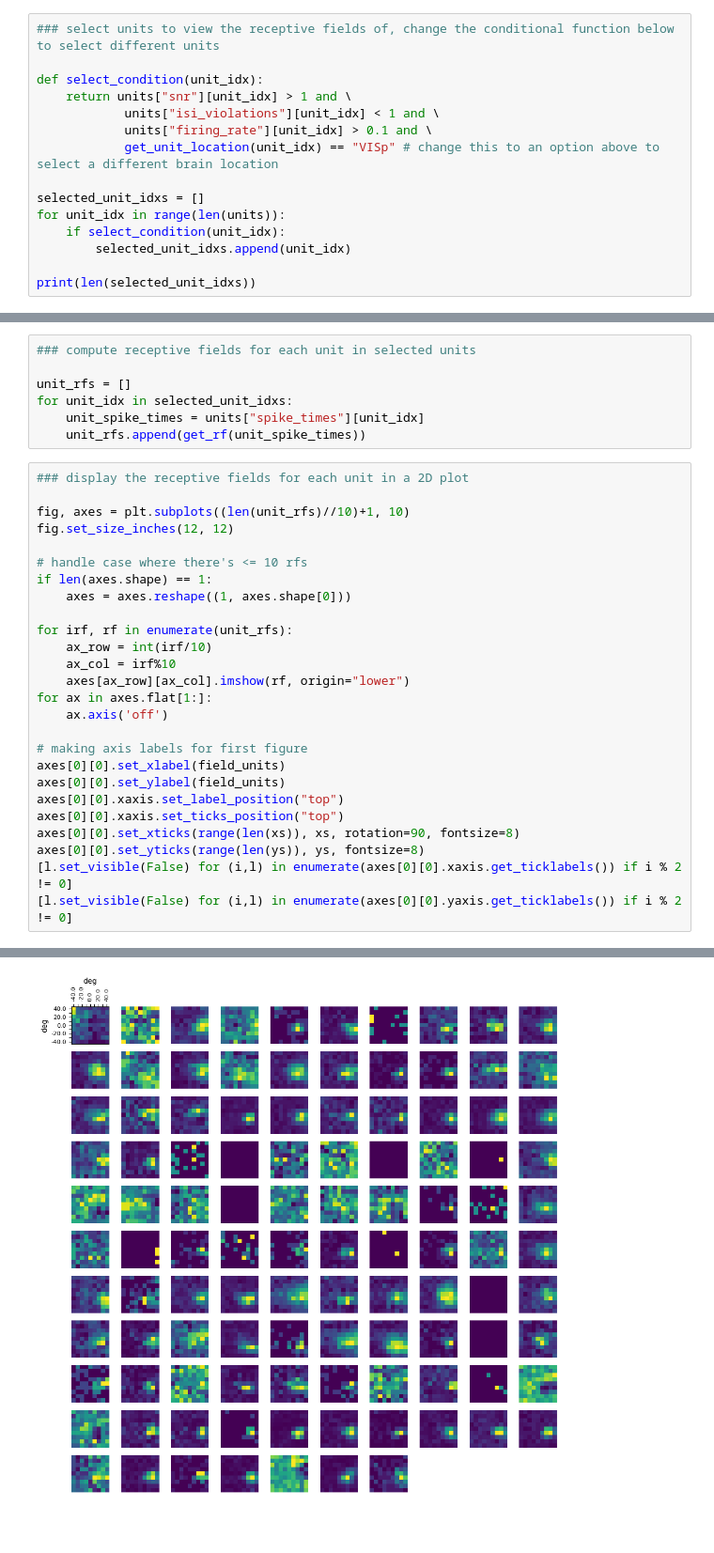
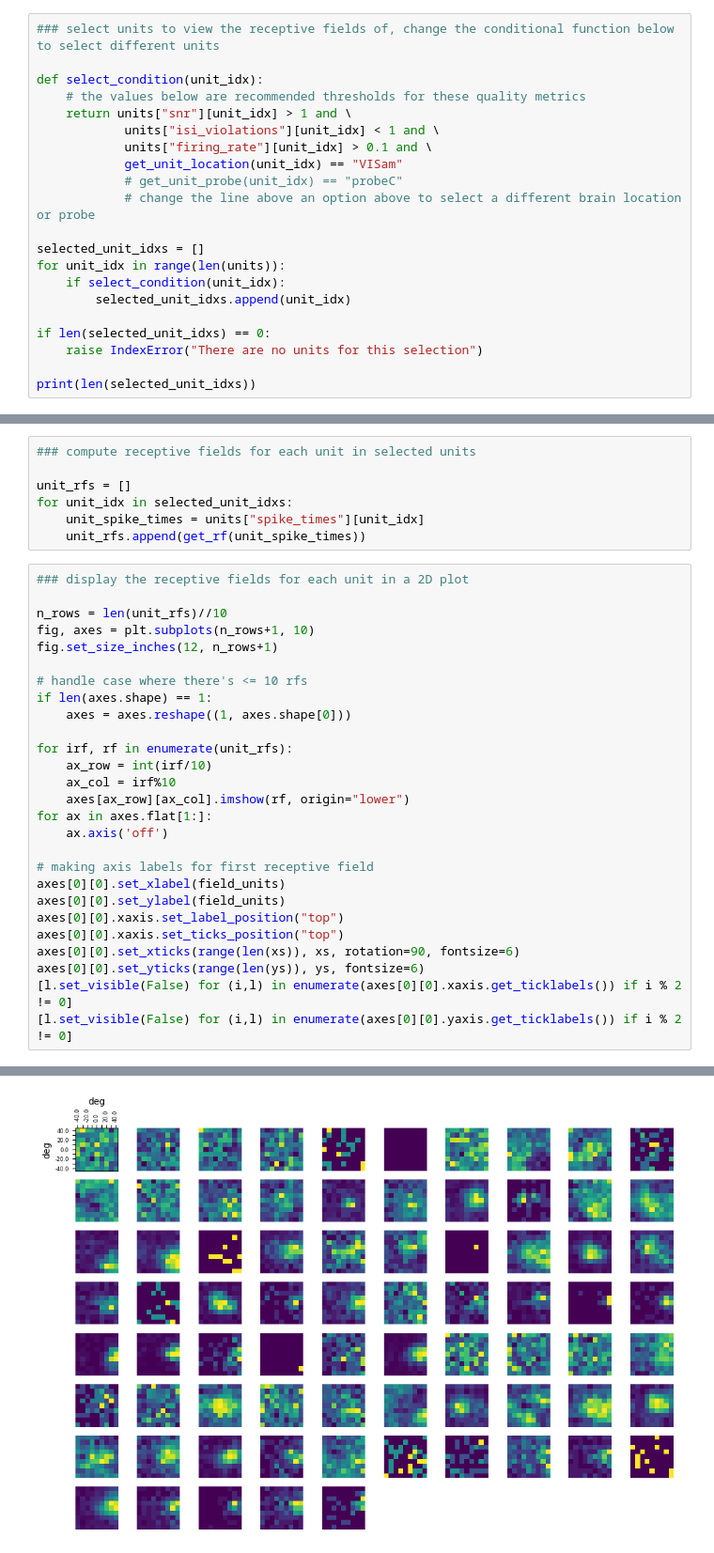
Before and after one commit to AllenInstitute/openscope_databook, a Jupyter notebook: docs/first-order/receptive_fields.ipynb, the cells around one changed output, grey strips where cells are left out. Shown at 94% size. Saved outputs shown, nothing was run; the diff lists cells and outputs as text; blank space fills up the shorter version.

Commit message:
Added ability to select units by probe

```diff
--- a/docs/first-order/receptive_fields.ipynb
+++ b/docs/first-order/receptive_fields.ipynb
@@ -112,15 +119,21 @@ print(set(channel_locations.values()))
 ### select units to view the receptive fields of, change the conditional function below to select different units
 
 def select_condition(unit_idx):
+    # the values below are recommended thresholds for these quality metrics
     return units["snr"][unit_idx] > 1 and \
             units["isi_violations"][unit_idx] < 1 and \
             units["firing_rate"][unit_idx] > 0.1 and \
-            get_unit_location(unit_idx) == "VISp" # change this to an option above to select a different brain location
+            get_unit_location(unit_idx) == "VISam"
+            # get_unit_probe(unit_idx) == "probeC"
+            # change the line above an option above to select a different brain location or probe
 
 selected_unit_idxs = []
 for unit_idx in range(len(units)):
     if select_condition(unit_idx):
         selected_unit_idxs.append(unit_idx)
 
+if len(selected_unit_idxs) == 0:
+    raise IndexError("There are no units for this selection")
+
 print(len(selected_unit_idxs))
 # %% [output]
@@ -171,29 +184,30 @@ for unit_idx in selected_unit_idxs:
 # %%
 ### display the receptive fields for each unit in a 2D plot
 
-fig, axes = plt.subplots((len(unit_rfs)//10)+1, 10)
-fig.set_size_inches(12, 12)
+n_rows = len(unit_rfs)//10
+fig, axes = plt.subplots(n_rows+1, 10)
+fig.set_size_inches(12, n_rows+1)
 
 # handle case where there's <= 10 rfs
 if len(axes.shape) == 1:
     axes = axes.reshape((1, axes.shape[0]))
 
 for irf, rf in enumerate(unit_rfs):
     ax_row = int(irf/10)
     ax_col = irf%10
     axes[ax_row][ax_col].imshow(rf, origin="lower")
 for ax in axes.flat[1:]:
     ax.axis('off')
 
-# making axis labels for first figure
+# making axis labels for first receptive field
 axes[0][0].set_xlabel(field_units)
 axes[0][0].set_ylabel(field_units)
 axes[0][0].xaxis.set_label_position("top")
 axes[0][0].xaxis.set_ticks_position("top")
-axes[0][0].set_xticks(range(len(xs)), xs, rotation=90, fontsize=8)
-axes[0][0].set_yticks(range(len(ys)), ys, fontsize=8)
+axes[0][0].set_xticks(range(len(xs)), xs, rotation=90, fontsize=6)
+axes[0][0].set_yticks(range(len(ys)), ys, fontsize=6)
 [l.set_visible(False) for (i,l) in enumerate(axes[0][0].xaxis.get_ticklabels()) if i % 2 != 0]
 [l.set_visible(False) for (i,l) in enumerate(axes[0][0].yaxis.get_ticklabels()) if i % 2 != 0]
 # %% [output]
 [None, None, None, None]
-[figure, old version]
+[figure, new version]
```
Also changed, not shown: parts of 5 cells of this notebook.
